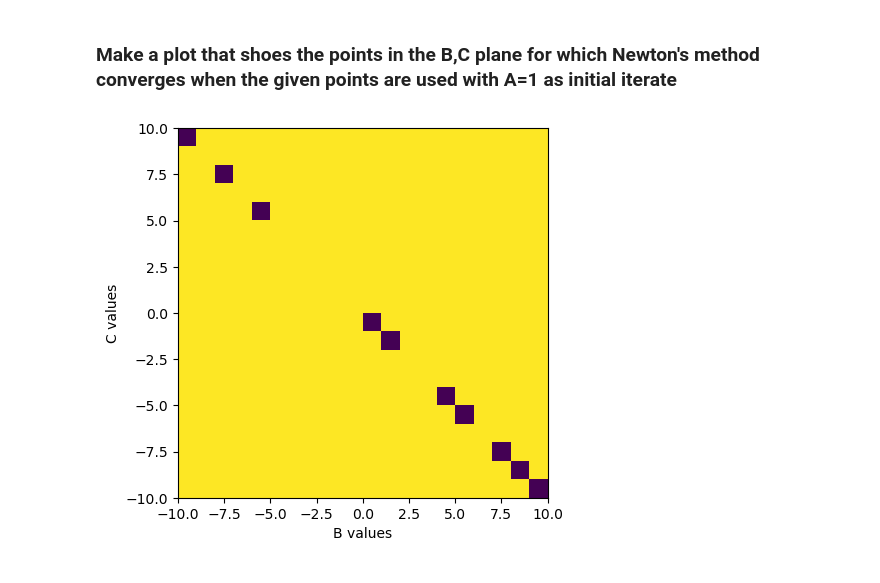
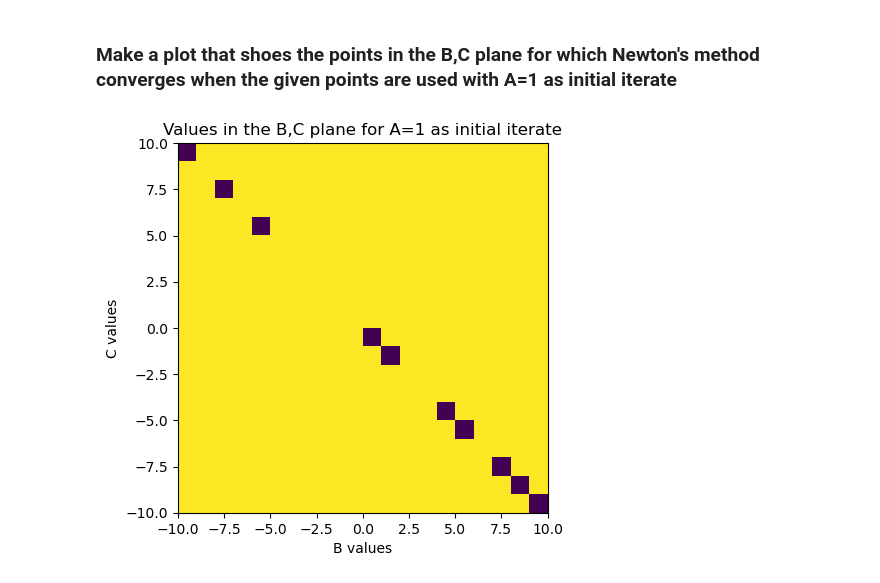
Before and after one commit to ikeshwani/ESS212_W24_ikeshwani, a Jupyter notebook: HW3/pset3_Q1.ipynb, the cells around one changed output. Cells and saved outputs as stored; diff of their text form; code cells hidden in the pictures.

```diff
--- a/HW3/pset3_Q1.ipynb
+++ b/HW3/pset3_Q1.ipynb
@@ -270,7 +270,8 @@ for i, j in enumerate(B_values):
 # %%
 plt.imshow(plot_values, interpolation= 'none', extent=[-10,10,-10,10])
 plt.xlabel('B values')
 plt.ylabel('C values')
+plt.title("Values in the B,C plane for A=1 as initial iterate")
 plt.show()
 # %% [output]
-[figure, old version]
+[figure, new version]
```
